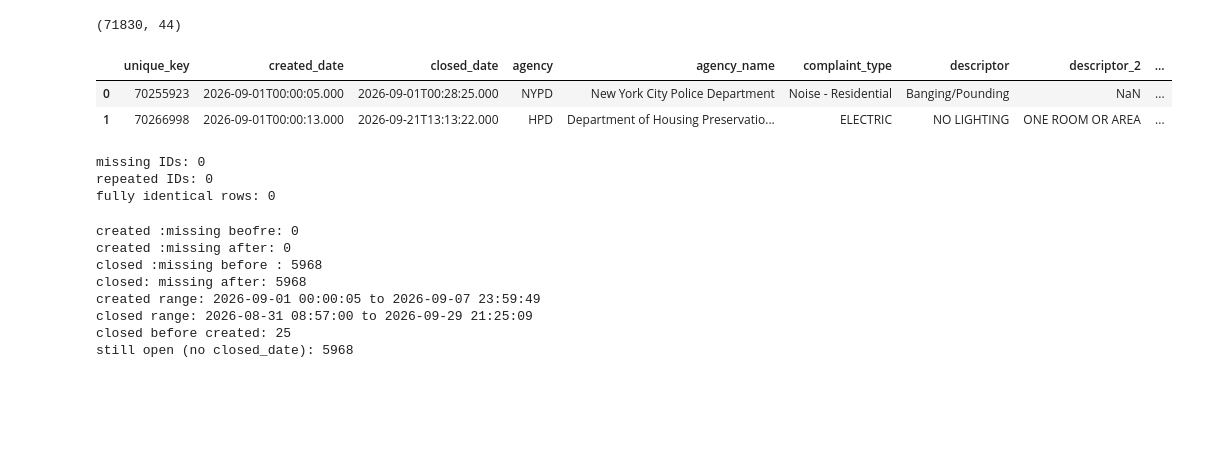
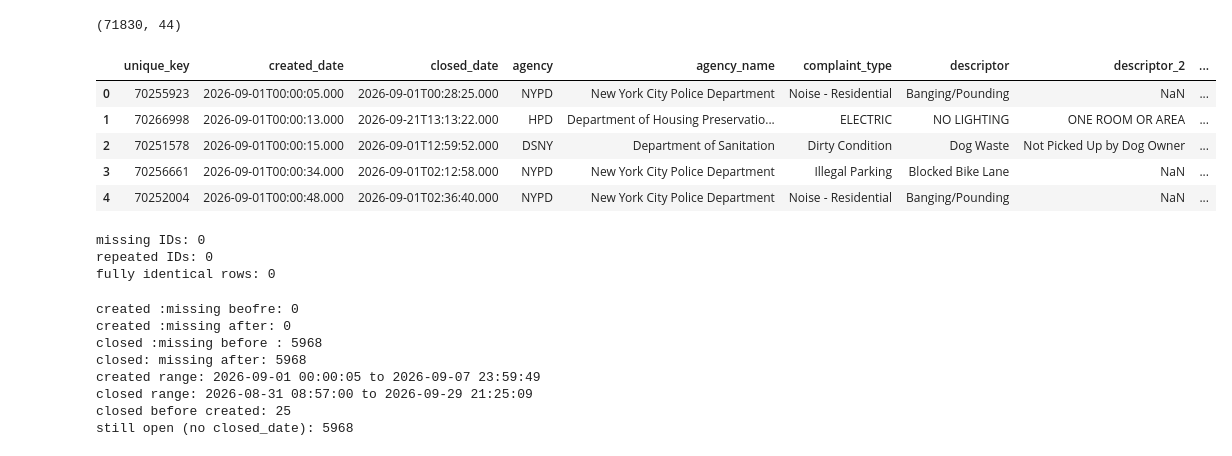
Before and after one commit to ErricNg/nyc311-data-quality, a Jupyter notebook: notebooks/01_explore.ipynb, the cells around one changed output. Saved outputs shown, nothing was run; the diff lists cells and outputs as text; code cells hidden in the pictures; blank space fills up the shorter version.

```diff
--- a/notebooks/01_explore.ipynb
+++ b/notebooks/01_explore.ipynb
@@ -8,11 +8,14 @@ df.shape
 # %%
 
 pd.set_option("display.max_columns", None)
-df.head(2)
+df.head(5)
 # %% [output]
 |  | unique_key | created_date | closed_date | agency | agency_name | complaint_type | descriptor | descriptor_2 | ... |
 | 0 | 70255923 | 2026-09-01T00:00:05.000 | 2026-09-01T00:28:25.000 | NYPD | New York City Police Department | Noise - Residential | Banging/Pounding | NaN | ... |
 | 1 | 70266998 | 2026-09-01T00:00:13.000 | 2026-09-21T13:13:22.000 | HPD | Department of Housing Preservatio... | ELECTRIC | NO LIGHTING | ONE ROOM OR AREA | ... |
+| 2 | 70251578 | 2026-09-01T00:00:15.000 | 2026-09-01T12:59:52.000 | DSNY | Department of Sanitation | Dirty Condition | Dog Waste | Not Picked Up by Dog Owner | ... |
+| 3 | 70256661 | 2026-09-01T00:00:34.000 | 2026-09-01T02:12:58.000 | NYPD | New York City Police Department | Illegal Parking | Blocked Bike Lane | NaN | ... |
+| 4 | 70252004 | 2026-09-01T00:00:48.000 | 2026-09-01T02:36:40.000 | NYPD | New York City Police Department | Noise - Residential | Banging/Pounding | NaN | ... |
 # %%
 
 # request with no id
```
Also changed, not shown: parts of 6 cells of this notebook, 1 other file.
